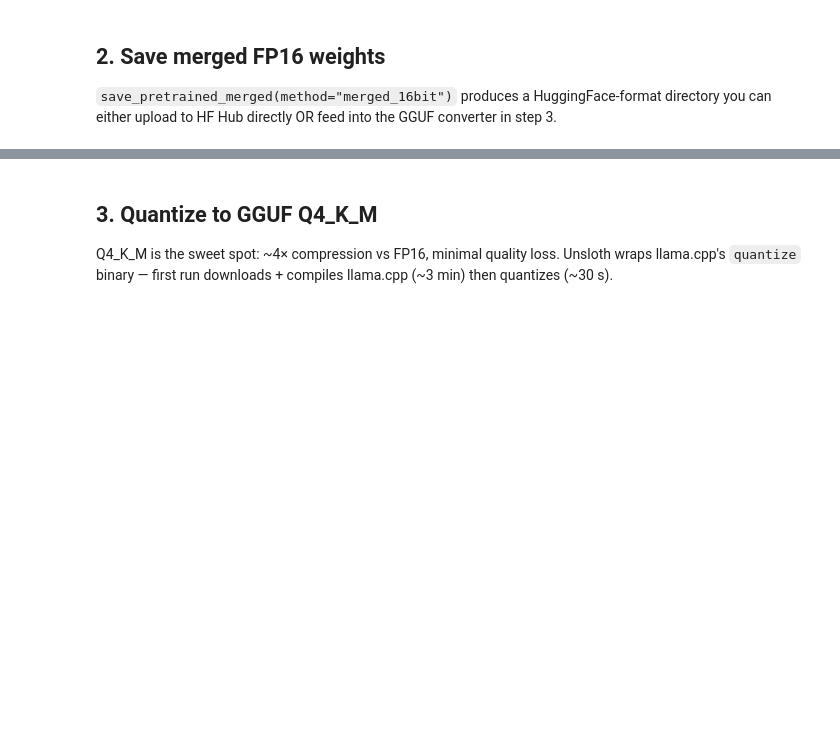
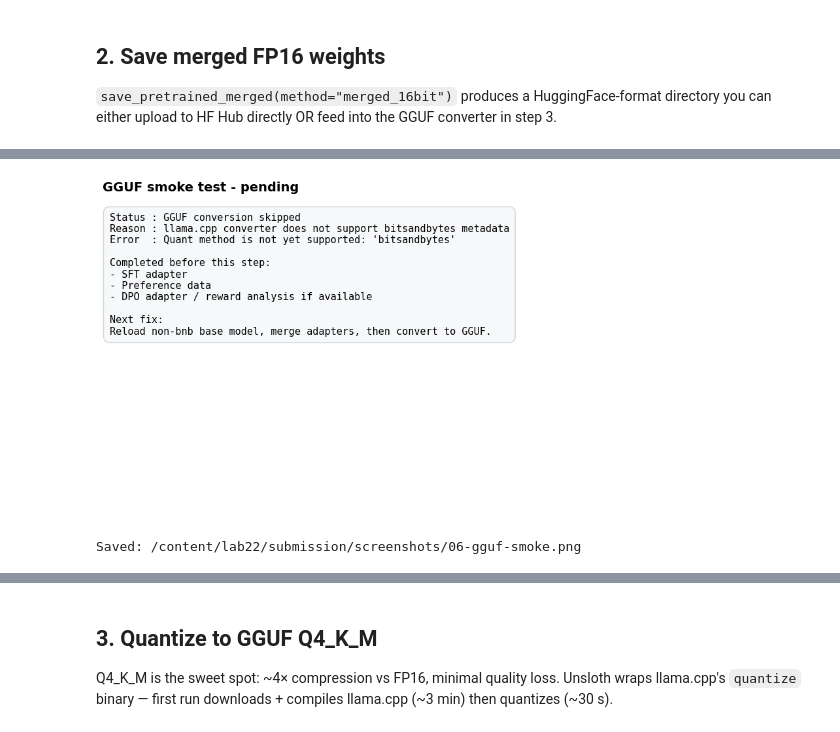
Before and after one commit to giakhanhhii/NguyenTrieuGiaKhanh-Day22-Track3-DPO-Alignment-Lab, a Jupyter notebook: colab/Lab22_DPO_BigGPU.ipynb, the cells around one changed output, grey strips where cells are left out. Drawn from its saved outputs; the diff is of its cells as text; code cells hidden in the pictures; blank space fills up the shorter version.

```diff
--- a/colab/Lab22_DPO_BigGPU.ipynb
+++ b/colab/Lab22_DPO_BigGPU.ipynb
@@ -1179,0 +1612,46 @@ torch.cuda.empty_cache()
+# %%
+from pathlib import Path
+import matplotlib.pyplot as plt
+
+REPO_ROOT = Path("/content/lab22")
+screenshot_dir = REPO_ROOT / "submission" / "screenshots"
+screenshot_dir.mkdir(parents=True, exist_ok=True)
+
+lines = [
+    "Status : GGUF conversion skipped",
+    "Reason : llama.cpp converter does not support bitsandbytes metadata",
+    "Error  : Quant method is not yet supported: 'bitsandbytes'",
+    "",
+    "Completed before this step:",
+    "- SFT adapter",
+    "- Preference data",
+    "- DPO adapter / reward analysis if available",
+    "",
+    "Next fix:",
+    "Reload non-bnb base model, merge adapters, then convert to GGUF.",
+]
+
+fig, ax = plt.subplots(figsize=(11, 5.4))
+ax.axis("off")
+ax.set_title("GGUF smoke test - pending", loc="left", fontsize=14, fontweight="bold")
+ax.text(
+    0.01,
+    0.95,
+    "\n".join(lines),
+    va="top",
+    ha="left",
+    fontsize=11,
+    family="monospace",
+    transform=ax.transAxes,
+    bbox={"boxstyle": "round,pad=0.6", "facecolor": "#f6f8fa", "edgecolor": "#d0d7de"},
+)
+fig.tight_layout()
+
+out = screenshot_dir / "06-gguf-smoke.png"
+fig.savefig(out, dpi=120, bbox_inches="tight")
+plt.show()
+
+print("Saved:", out)
+# %% [output]
+[figure, added]
+Saved: /content/lab22/submission/screenshots/06-gguf-smoke.png
```
Also changed, not shown: parts of 64 cells of this notebook.
